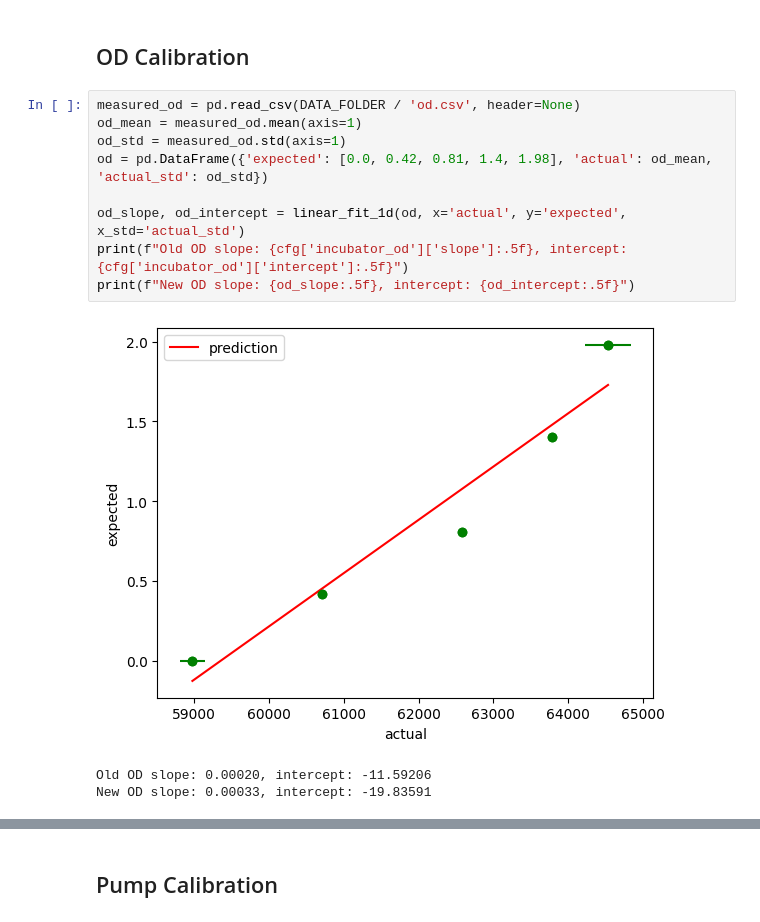
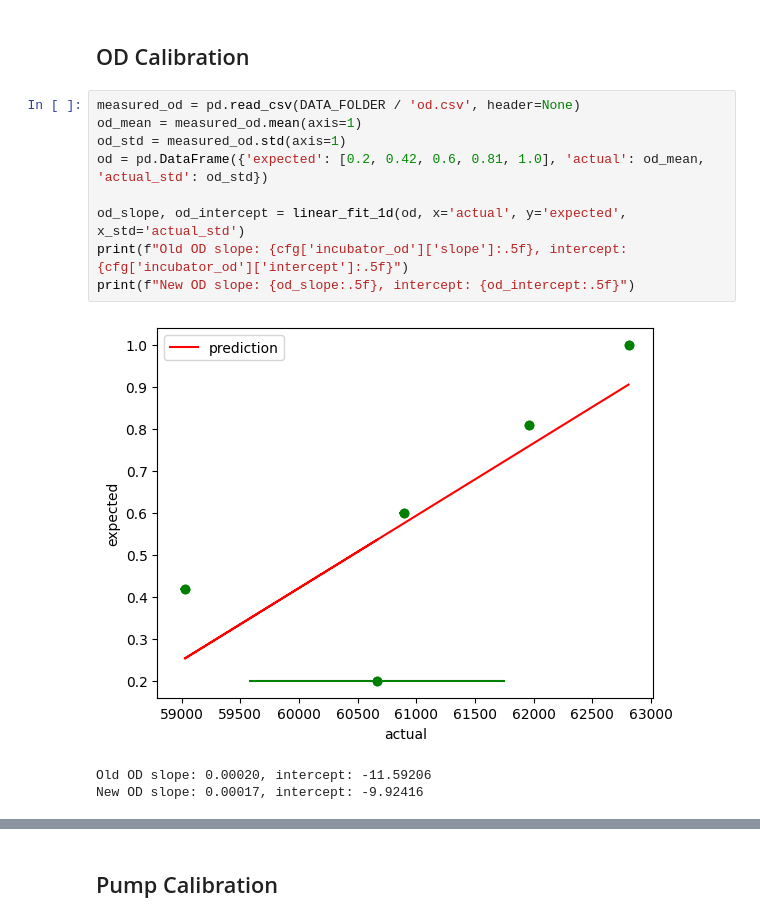
Before and after one commit to Schwank-Lab/evoflow-reactor, a Jupyter notebook: calibration/calibration.ipynb, the cells around one changed output, grey strips where cells are left out. Drawn from its saved outputs; the diff is of its cells as text.

```diff
--- a/calibration/calibration.ipynb
+++ b/calibration/calibration.ipynb
@@ -85,16 +85,16 @@ New lagoon temp slope: 1.21, intercept: -4.83
 # %%
 measured_od = pd.read_csv(DATA_FOLDER / 'od.csv', header=None)
 od_mean = measured_od.mean(axis=1)
 od_std = measured_od.std(axis=1)
-od = pd.DataFrame({'expected': [0.0, 0.42, 0.81, 1.4, 1.98], 'actual': od_mean, 'actual_std': od_std})
+od = pd.DataFrame({'expected': [0.2, 0.42, 0.6, 0.81, 1.0], 'actual': od_mean, 'actual_std': od_std})
 
 od_slope, od_intercept = linear_fit_1d(od, x='actual', y='expected', x_std='actual_std')
 print(f"Old OD slope: {cfg['incubator_od']['slope']:.5f}, intercept: {cfg['incubator_od']['intercept']:.5f}")
 print(f"New OD slope: {od_slope:.5f}, intercept: {od_intercept:.5f}")
 # %% [output]
-[figure, old version]
+[figure, new version]
 Old OD slope: 0.00020, intercept: -11.59206
-New OD slope: 0.00033, intercept: -19.83591
+New OD slope: 0.00017, intercept: -9.92416
 # %%
 measured_od = pd.read_csv(DATA_FOLDER / 'od2.csv', header=None)
 od_mean = measured_od.mean(axis=1)
```
Also changed, not shown: parts of 3 cells of this notebook.
